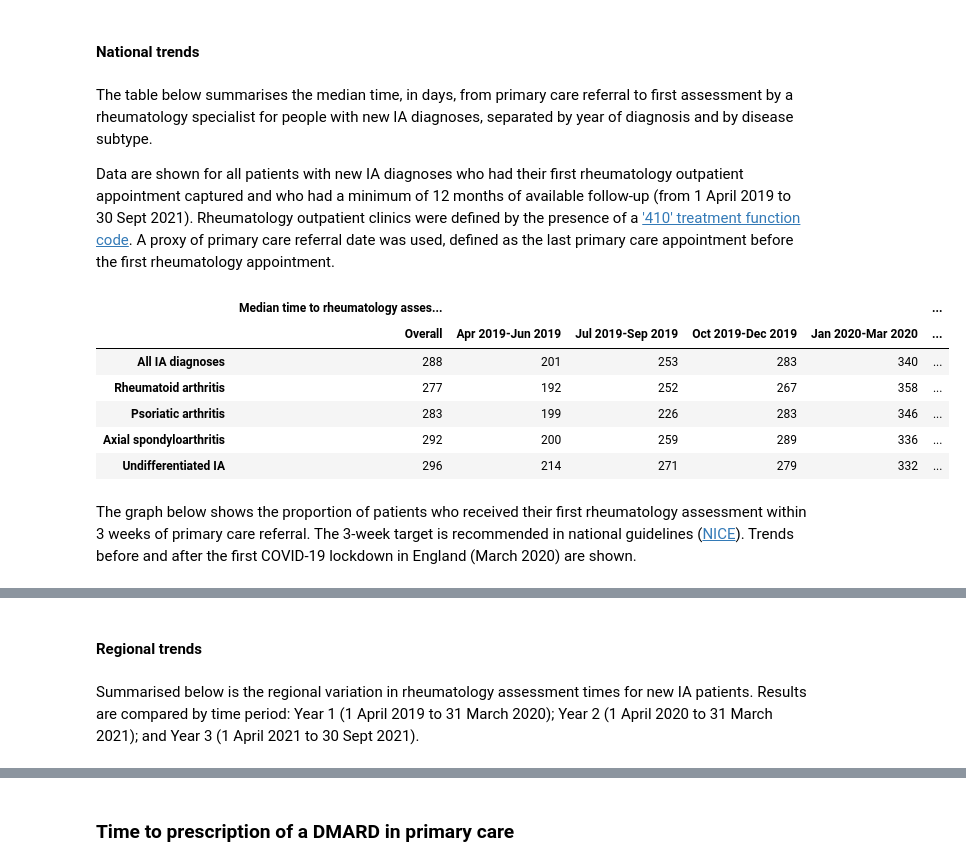
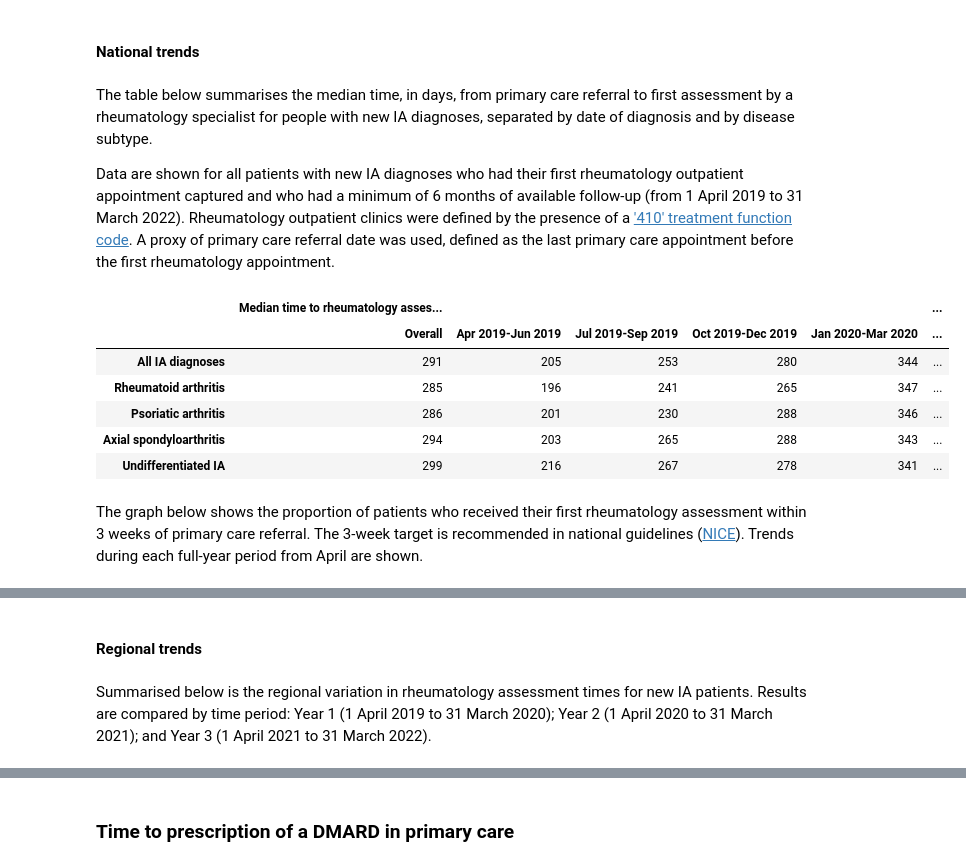
Before and after one commit to markdrussell/OpenSAFELY, a Jupyter notebook: analysis/report.ipynb, the cells around one changed output, grey strips where cells are left out. Cells and saved outputs as stored; diff of their text form; code cells hidden in the pictures.

Commit message:
Amended time periods in report

```diff
--- a/analysis/report.ipynb
+++ b/analysis/report.ipynb
@@ -44,28 +44,28 @@ display(
 # %% [markdown]
 #### National trends
 # %% [markdown]
-The table below summarises the median time, in days, from primary care referral to first assessment by a rheumatology specialist for people with new IA diagnoses, separated by year of diagnosis and by disease subtype.
+The table below summarises the median time, in days, from primary care referral to first assessment by a rheumatology specialist for people with new IA diagnoses, separated by date of diagnosis and by disease subtype.
 
-Data are shown for all patients with new IA diagnoses who had their first rheumatology outpatient appointment captured and who had a minimum of 12 months of available follow-up (from 1 April 2019 to 30 Sept 2021). Rheumatology outpatient clinics were defined by the presence of a ['410' treatment function code](https://www.datadictionary.nhs.uk/attributes/treatment_function_code.html). A proxy of primary care referral date was used, defined as the last primary care appointment before the first rheumatology appointment.
+Data are shown for all patients with new IA diagnoses who had their first rheumatology outpatient appointment captured and who had a minimum of 6 months of available follow-up (from 1 April 2019 to 31 March 2022). Rheumatology outpatient clinics were defined by the presence of a ['410' treatment function code](https://www.datadictionary.nhs.uk/attributes/treatment_function_code.html). A proxy of primary care referral date was used, defined as the last primary care appointment before the first rheumatology appointment.
 # %%
 table = pd.read_csv("../output/tables/table_median_bydiag_rounded_to21_report.csv")
-table_subset = table.iloc[[0,1,2,3,4], [3,5,7,9,11,13,15,17,19,21,23]]
-table_subset.columns = pd.MultiIndex.from_tuples([('Median time to rheumatology assessment (days)', 3), ('Median time to rheumatology assessment (days)', 5), ('Median time to rheumatology assessment (days)', 7), ('Median time to rheumatology assessment (days)', 9), ('Median time to rheumatology assessment (days)', 11), ('Median time to rheumatology assessment (days)', 13), ('Median time to rheumatology assessment (days)', 15), ('Median time to rheumatology assessment (days)', 17), ('Median time to rheumatology assessment (days)', 19), ('Median time to rheumatology assessment (days)', 21), ('Median time to rheumatology assessment (days)', 23)])
-table_subset.rename(columns = {3:'Overall', 5:"Apr 2019-Jun 2019", 7:"Jul 2019-Sep 2019", 9:"Oct 2019-Dec 2019", 11:"Jan 2020-Mar 2020", 13:"Apr 2020-Jun 2020", 15:"Jul 2020-Sep 2020", 17:"Oct 2020-Dec 2020", 19:"Jan 2021-Mar 2021", 21:"Apr 2021-Jun 2021", 23:"Jul 2021-Sep 2021"}, inplace = True)
+table_subset = table.iloc[[0,1,2,3,4], [3,5,7,9,11,13,15,17,19,21,23,25,27]]
+table_subset.columns = pd.MultiIndex.from_tuples([('Median time to rheumatology assessment (days)', 3), ('Median time to rheumatology assessment (days)', 5), ('Median time to rheumatology assessment (days)', 7), ('Median time to rheumatology assessment (days)', 9), ('Median time to rheumatology assessment (days)', 11), ('Median time to rheumatology assessment (days)', 13), ('Median time to rheumatology assessment (days)', 15), ('Median time to rheumatology assessment (days)', 17), ('Median time to rheumatology assessment (days)', 19), ('Median time to rheumatology assessment (days)', 21), ('Median time to rheumatology assessment (days)', 23), ('Median time to rheumatology assessment (days)', 25), ('Median time to rheumatology assessment (days)', 27)])
+table_subset.rename(columns = {3:'Overall', 5:"Apr 2019-Jun 2019", 7:"Jul 2019-Sep 2019", 9:"Oct 2019-Dec 2019", 11:"Jan 2020-Mar 2020", 13:"Apr 2020-Jun 2020", 15:"Jul 2020-Sep 2020", 17:"Oct 2020-Dec 2020", 19:"Jan 2021-Mar 2021", 21:"Apr 2021-Jun 2021", 23:"Jul 2021-Sep 2021", 25:"Oct 2021-Dec 2021", 27:"Jan 2022-Mar 2022"}, inplace = True)
 table_subset.rename(index = {0:'All IA diagnoses', 1:'Rheumatoid arthritis', 2:'Psoriatic arthritis', 3:'Axial spondyloarthritis', 4:'Undifferentiated IA'}, inplace = True)
 display(
     HTML(table_subset.to_html(index=True)),
     )
 # %% [output]
 |  | Median time to rheumatology asses... |  |  |  |  | ... |
 |  | Overall | Apr 2019-Jun 2019 | Jul 2019-Sep 2019 | Oct 2019-Dec 2019 | Jan 2020-Mar 2020 | ... |
-| All IA diagnoses | 288 | 201 | 253 | 283 | 340 | ... |
-| Rheumatoid arthritis | 277 | 192 | 252 | 267 | 358 | ... |
-| Psoriatic arthritis | 283 | 199 | 226 | 283 | 346 | ... |
-| Axial spondyloarthritis | 292 | 200 | 259 | 289 | 336 | ... |
-| Undifferentiated IA | 296 | 214 | 271 | 279 | 332 | ... |
+| All IA diagnoses | 291 | 205 | 253 | 280 | 344 | ... |
+| Rheumatoid arthritis | 285 | 196 | 241 | 265 | 347 | ... |
+| Psoriatic arthritis | 286 | 201 | 230 | 288 | 346 | ... |
+| Axial spondyloarthritis | 294 | 203 | 265 | 288 | 343 | ... |
+| Undifferentiated IA | 299 | 216 | 267 | 278 | 341 | ... |
 # %% [markdown]
-The graph below shows the proportion of patients who received their first rheumatology assessment within 3 weeks of primary care referral. The 3-week target is recommended in national guidelines ([NICE](https://www.nice.org.uk/guidance/qs33)). Trends before and after the first COVID-19 lockdown in England (March 2020) are shown.
+The graph below shows the proportion of patients who received their first rheumatology assessment within 3 weeks of primary care referral. The 3-week target is recommended in national guidelines ([NICE](https://www.nice.org.uk/guidance/qs33)). Trends during each full-year period from April are shown.
 # %%
 from IPython.core.display import SVG
 SVG(filename="../output/figures/ITSA_diagnostic_delay_GP_newey.svg")
@@ -74,7 +74,7 @@ SVG(filename="../output/figures/ITSA_diagnostic_delay_GP_newey.svg")
 # %% [markdown]
 #### Regional trends
 # %% [markdown]
-Summarised below is the regional variation in rheumatology assessment times for new IA patients. Results are compared by time period: Year 1 (1 April 2019 to 31 March 2020); Year 2 (1 April 2020 to 31 March 2021); and Year 3 (1 April 2021 to 30 Sept 2021).
+Summarised below is the regional variation in rheumatology assessment times for new IA patients. Results are compared by time period: Year 1 (1 April 2019 to 31 March 2020); Year 2 (1 April 2020 to 31 March 2021); and Year 3 (1 April 2021 to 31 March 2022).
 # %%
 from IPython.core.display import SVG
 SVG(filename="../output/figures/regional_qs2_bar_GP_merged.svg")
```
Also changed, not shown: parts of 5 cells of this notebook, 3 other files.
